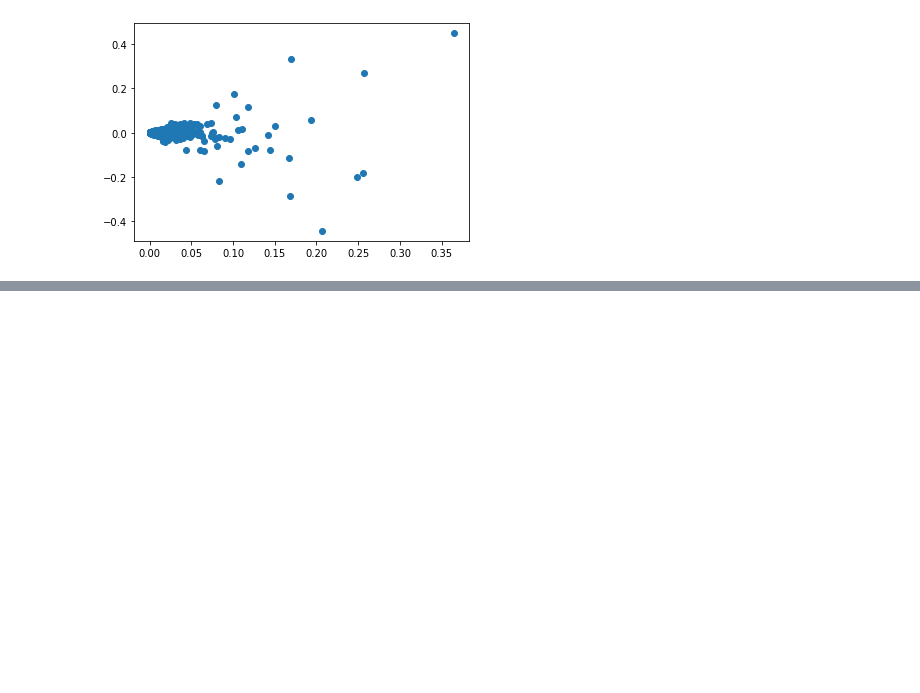
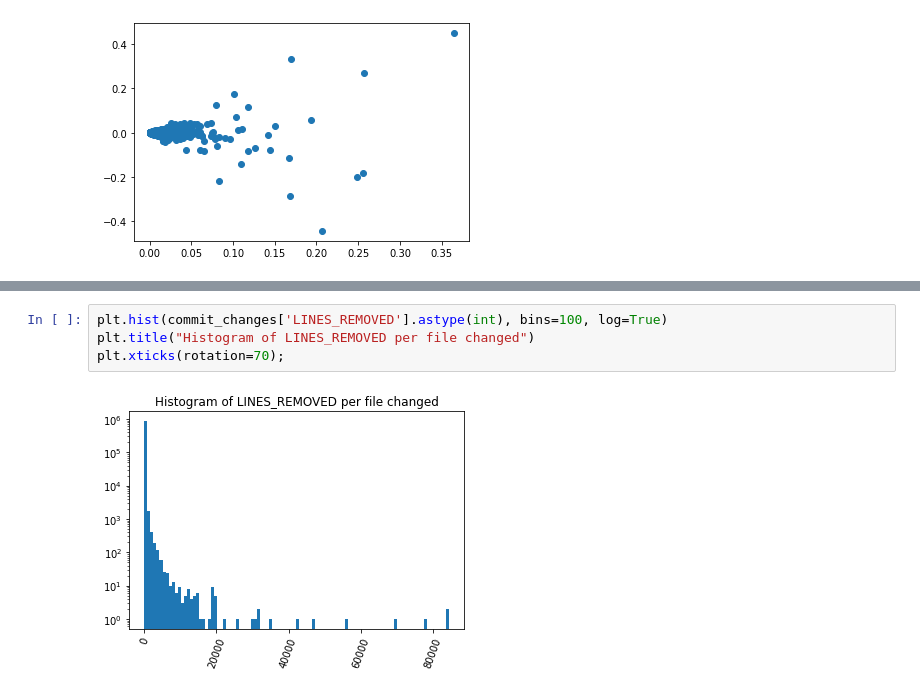
Before and after one commit to raulhigueras/tech-debt-NLP-analysis, a Jupyter notebook: notebooks/explore.ipynb, the cells around one changed output, grey strips where cells are left out. Saved outputs shown, nothing was run; the diff lists cells and outputs as text; blank space fills up the shorter version.

```diff
--- a/notebooks/explore.ipynb
+++ b/notebooks/explore.ipynb
@@ -335,0 +350,6 @@ plt.scatter(pca.components_[0,:], pca.components_[1,:])
+# %%
+plt.hist(commit_changes['LINES_REMOVED'].astype(int), bins=100, log=True)
+plt.title("Histogram of LINES_REMOVED per file changed")
+plt.xticks(rotation=70);
+# %% [output]
+[figure, added]
```
Also changed, not shown: parts of 6 cells of this notebook.
